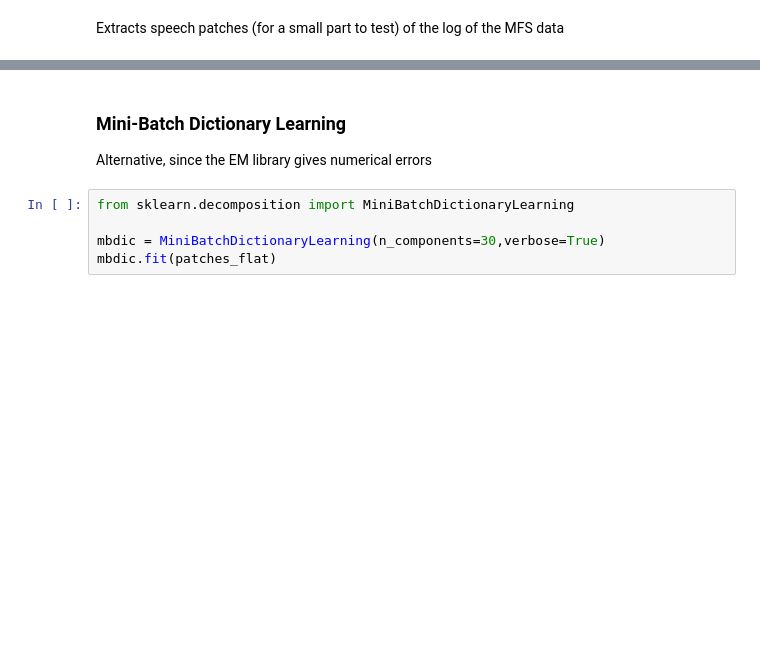
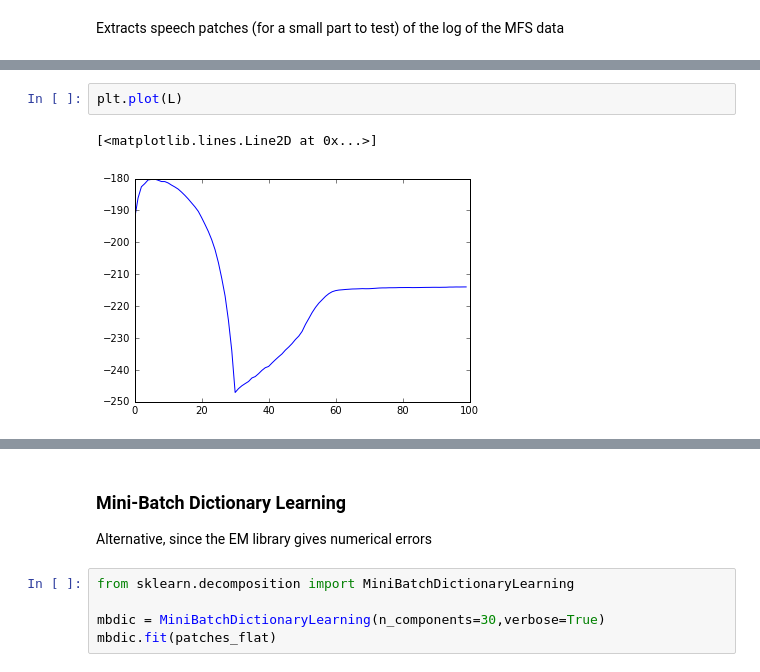
Before and after one commit to mjboos/auditoryBSC, a Jupyter notebook: AuditoryBSC.ipynb, the cells around one changed output, grey strips where cells are left out. Drawn from its saved outputs; the diff is of its cells as text; blank space fills up the shorter version.

```diff
--- a/AuditoryBSC.ipynb
+++ b/AuditoryBSC.ipynb
@@ -113,0 +156,5 @@ FloatingPointError: underflow encountered in exp
+# %%
+plt.plot(L)
+# %% [output]
+[<matplotlib.lines.Line2D at 0x...>]
+[figure, added]
```
Also changed, not shown: parts of 21 cells of this notebook, 10 other files.
